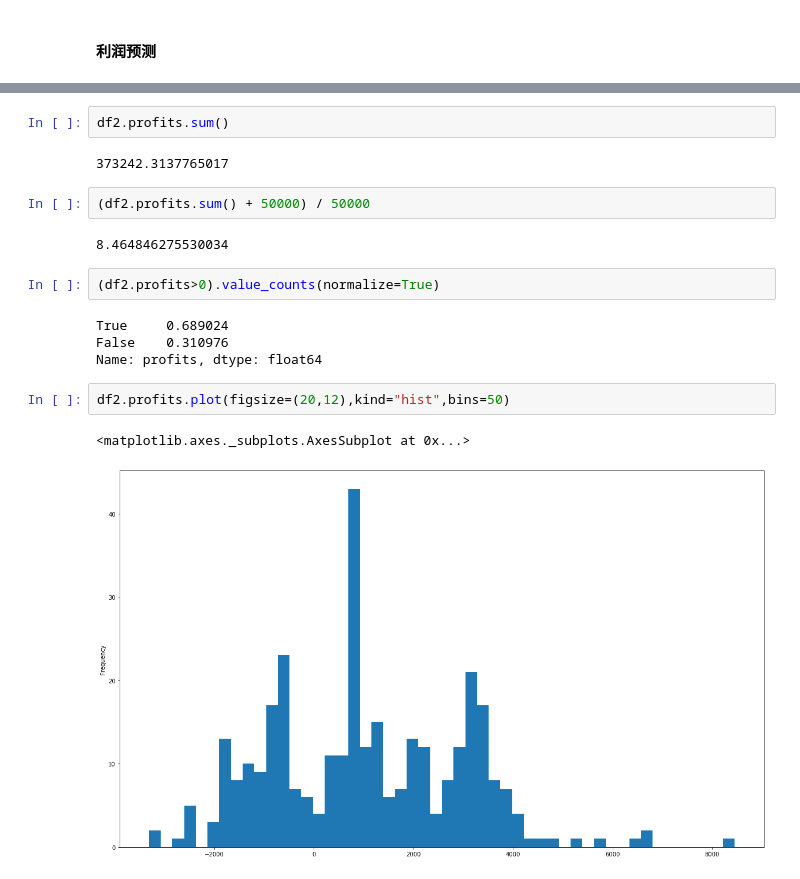
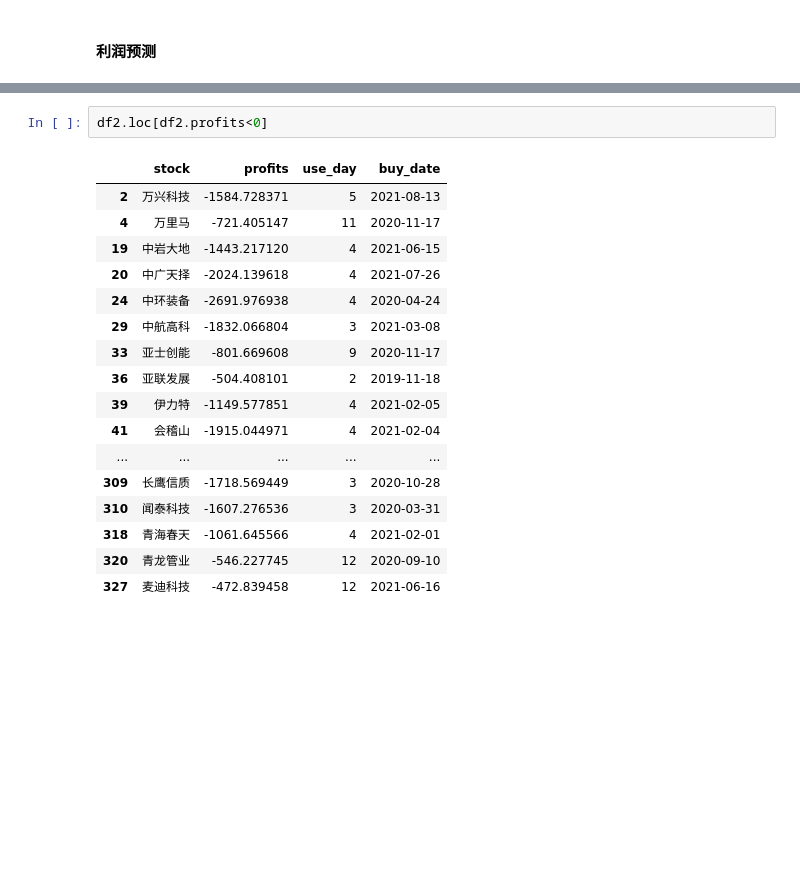
Before and after one commit to tosmart01/stock_jupyter, a Jupyter notebook: stock/预测.ipynb, the cells around one changed output, grey strips where cells are left out. Saved outputs shown, nothing was run; the diff lists cells and outputs as text; blank space fills up the shorter version.

```diff
--- a/stock/预测.ipynb
+++ b/stock/预测.ipynb
@@ -245,19 +353,20 @@ df2.loc[df2.profits>0].profits.mean() / bj
 # %%
-df2.profits.sum()
+df2.loc[df2.profits<0]
 # %% [output]
-373242.3137765017
+|  | stock | profits | use_day | buy_date |
+| 2 | 万兴科技 | -1584.728371 | 5 | 2021-08-13 |
+| 4 | 万里马 | -721.405147 | 11 | 2020-11-17 |
+| 19 | 中岩大地 | -1443.217120 | 4 | 2021-06-15 |
+| 20 | 中广天择 | -2024.139618 | 4 | 2021-07-26 |
+| 24 | 中环装备 | -2691.976938 | 4 | 2020-04-24 |
+| 29 | 中航高科 | -1832.066804 | 3 | 2021-03-08 |
+| 33 | 亚士创能 | -801.669608 | 9 | 2020-11-17 |
+| 36 | 亚联发展 | -504.408101 | 2 | 2019-11-18 |
+| 39 | 伊力特 | -1149.577851 | 4 | 2021-02-05 |
+| 41 | 会稽山 | -1915.044971 | 4 | 2021-02-04 |
+| ... | ... | ... | ... | ... |
+| 309 | 长鹰信质 | -1718.569449 | 3 | 2020-10-28 |
+| 310 | 闻泰科技 | -1607.276536 | 3 | 2020-03-31 |
+| 318 | 青海春天 | -1061.645566 | 4 | 2021-02-01 |
+| 320 | 青龙管业 | -546.227745 | 12 | 2020-09-10 |
+| 327 | 麦迪科技 | -472.839458 | 12 | 2021-06-16 |
-# %%
-(df2.profits.sum() + 50000) / 50000
-# %% [output]
-8.464846275530034
-# %%
-(df2.profits>0).value_counts(normalize=True)
-# %% [output]
-True     0.689024
-False    0.310976
-Name: profits, dtype: float64
-# %%
-df2.profits.plot(figsize=(20,12),kind="hist",bins=50)
-# %% [output]
-<matplotlib.axes._subplots.AxesSubplot at 0x...>
-[figure, removed]
```
Also changed, not shown: parts of 45 cells of this notebook, 1 other file.
